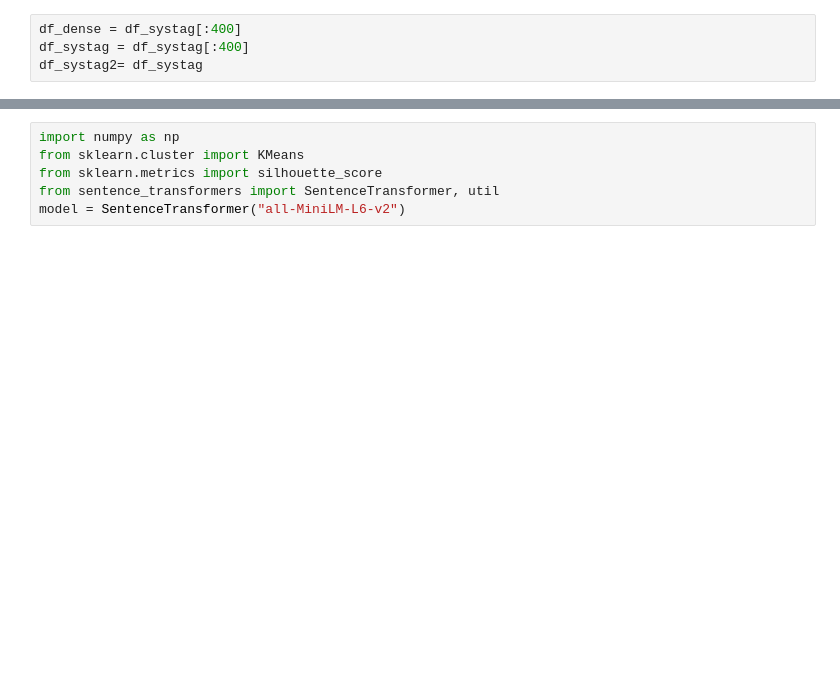
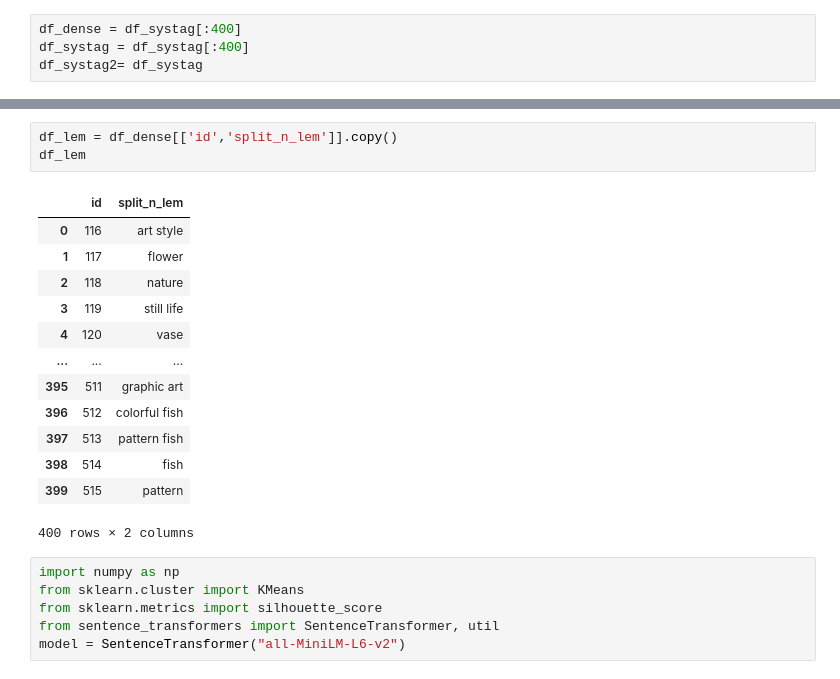
Before and after one commit to Fine-Arts-ML/Fine-Arts-Main, a Jupyter notebook: ipynb-test-bench/data_cleaning/tags-cleanse.ipynb, the cells around one changed output, grey strips where cells are left out. Saved outputs shown, nothing was run; the diff lists cells and outputs as text; blank space fills up the shorter version.

```diff
--- a/ipynb-test-bench/data_cleaning/tags-cleanse.ipynb
+++ b/ipynb-test-bench/data_cleaning/tags-cleanse.ipynb
@@ -142,3 +88,20 @@ See the caveats in the documentation: https://pandas.pydata.org/pandas-docs/stab
+# %%
+df_lem = df_dense[['id','split_n_lem']].copy()
+df_lem
+# %% [output]
+|  | id | split_n_lem |
+| 0 | 116 | art style |
+| 1 | 117 | flower |
+| 2 | 118 | nature |
+| 3 | 119 | still life |
+| 4 | 120 | vase |
+| ... | ... | ... |
+| 395 | 511 | graphic art |
+| 396 | 512 | colorful fish |
+| 397 | 513 | pattern fish |
+| 398 | 514 | fish |
+| 399 | 515 | pattern |
+400 rows × 2 columns
 # %%
 import numpy as np
 from sklearn.cluster import KMeans
```
Also changed, not shown: parts of 9 cells of this notebook.
